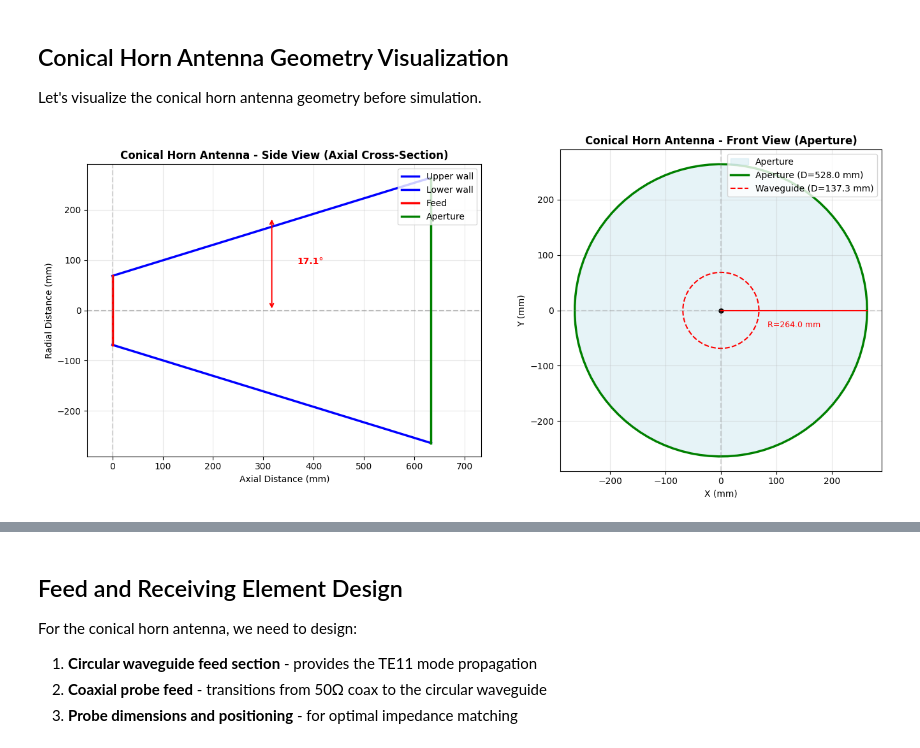
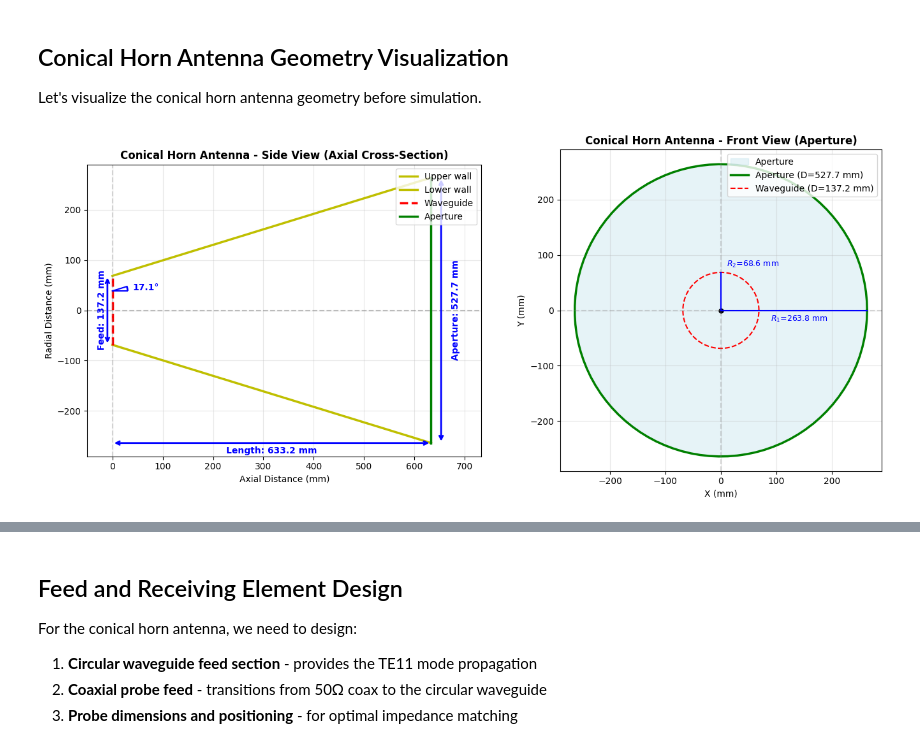
Before and after one commit to RainbowCache/hydrogen-line-horn-antenna, a Jupyter notebook: horn_antenna_design.ipynb, the cells around one changed output, grey strips where cells are left out. Cells and saved outputs as stored; diff of their text form; code cells hidden in the pictures.

```diff
--- a/horn_antenna_design.ipynb
+++ b/horn_antenna_design.ipynb
@@ -101,65 +104,112 @@ ax1.set_xlabel('Axial Distance (mm)')
 ax1.set_ylabel('Radial Distance (mm)')
 
 # Draw conical horn outline
-ax1.plot([0, horn_length*1e3], [waveguide_diameter/2 * 1e3, aperture_diameter/2 * 1e3], 'b-', linewidth=2.5, label='Upper wall')
-ax1.plot([0, horn_length*1e3], [-waveguide_diameter/2 * 1e3, -aperture_diameter/2 * 1e3], 'b-', linewidth=2.5, label='Lower wall')
-ax1.plot([0, 0], [-waveguide_diameter/2 * 1e3, waveguide_diameter/2 * 1e3], 'r-', linewidth=2.5, label='Feed')
-ax1.plot([horn_length*1e3, horn_length*1e3], [-aperture_diameter/2 * 1e3, aperture_diameter/2 * 1e3], 'g-', linewidth=2.5, label='Aperture')
+ax1.plot([0, horn_length_meters*1e3], [waveguide_diameter_meters/2 * 1e3, aperture_diameter_meters/2 * 1e3], 'y-', linewidth=2.5, label='Upper wall')
+ax1.plot([0, horn_length_meters*1e3], [-waveguide_diameter_meters/2 * 1e3, -aperture_diameter_meters/2 * 1e3], 'y-', linewidth=2.5, label='Lower wall')
+ax1.plot([0, 0], [-waveguide_diameter_meters/2 * 1e3, waveguide_diameter_meters/2 * 1e3], 'r--', linewidth=2.5, label='Waveguide')
+ax1.plot([horn_length_meters*1e3, horn_length_meters*1e3], [-aperture_diameter_meters/2 * 1e3, aperture_diameter_meters/2 * 1e3], 'g-', linewidth=2.5, label='Aperture')
 
 ax1.axhline(y=0, color='gray', linestyle='--', alpha=0.5)
 ax1.axvline(x=0, color='gray', linestyle='--', alpha=0.3)
 
-# Add annotations
-ax1.annotate('', xy=(horn_length*1e3/2, aperture_diameter/2*1e3*0.7),
-             xytext=(horn_length*1e3/2, 0),
-             arrowprops=dict(arrowstyle='<->', color='red', lw=1.5))
-ax1.text(horn_length*1e3/2 + 50, aperture_diameter/4*1e3*0.7,
-         f'{flare_angle:.1f}°', color='red', fontsize=10, fontweight='bold')
+# Add flare angle annotation with arc
+arc_radius = 30  # mm, radius of the arc
+arc_center_x = 0
+arc_center_y = (waveguide_diameter_meters/2 * 1e3) - arc_radius
+arc = patches.Arc((arc_center_x, arc_center_y), 2*arc_radius, 2*arc_radius,
+                  angle=0, theta1=0, theta2=flare_angle,
+                  color='blue', linewidth=2)
+ax1.add_patch(arc)
+
+# Add small lines at arc ends to indicate angle
+line_length = 30
+ax1.plot([arc_center_x, arc_center_x + line_length], [arc_center_y, arc_center_y], 'b-', linewidth=1.5)
+end_x = arc_center_x + arc_radius * np.cos(np.radians(flare_angle))
+end_y = arc_center_y + arc_radius * np.sin(np.radians(flare_angle))
+ax1.plot([end_x - line_length*np.cos(np.radians(flare_angle)), end_x],
+         [end_y - line_length*np.sin(np.radians(flare_angle)), end_y],
+         'b-', linewidth=1.5)
+
+# Add angle label
+label_radius = arc_radius + 10
+label_x = arc_center_x + label_radius * np.cos(np.radians(flare_angle/2))
+label_y = arc_center_y + label_radius * np.sin(np.radians(flare_angle/2))
+ax1.text(label_x, label_y, f'{flare_angle:.1f}°', color='blue', fontsize=10,
+         fontweight='bold', ha='left', va='center')
+
+# Add horn length annotation
+ax1.annotate('', xy=(0, -aperture_diameter_meters/2*1e3),
+             xytext=(horn_length_meters*1e3, -aperture_diameter_meters/2*1e3),
+             arrowprops=dict(arrowstyle='<->', color='blue', lw=2))
+ax1.text(horn_length_meters*1e3/2, -aperture_diameter_meters/2*1e3 - 20,
+         f'Length: {horn_length_meters*1e3:.1f} mm', color='blue', fontsize=10,
+         fontweight='bold', ha='center')
+
+# Add aperture height annotation
+ax1.annotate('', xy=(horn_length_meters*1e3 + 20, -aperture_diameter_meters/2*1e3),
+             xytext=(horn_length_meters*1e3 + 20, aperture_diameter_meters/2*1e3),
+             arrowprops=dict(arrowstyle='<->', color='blue', lw=2))
+ax1.text(horn_length_meters*1e3 + 40, 0,
+         f'Aperture: {aperture_diameter_meters*1e3:.1f} mm', color='blue', fontsize=10,
+         fontweight='bold', rotation=90, va='center')
+
+# Add feed height annotation
+ax1.annotate('', xy=(-10, -waveguide_diameter_meters/2*1e3),
+             xytext=(-10, waveguide_diameter_meters/2*1e3),
+             arrowprops=dict(arrowstyle='<->', color='blue', lw=2))
+ax1.text(-30, 0,
+         f'Feed: {waveguide_diameter_meters*1e3:.1f} mm', color='blue', fontsize=10,
+         fontweight='bold', rotation=90, va='center')
 
 ax1.grid(True, alpha=0.3)
 ax1.set_aspect('equal')
-ax1.set_xlim(-50, horn_length*1e3 + 100)
+ax1.set_xlim(-50, horn_length_meters*1e3 + 100)
 ax1.legend(loc='upper right')
 
 # Front view (aperture view)
 ax2.set_title('Conical Horn Antenna - Front View (Aperture)', fontsize=12, fontweight='bold')
 ax2.set_xlabel('X (mm)')
 ax2.set_ylabel('Y (mm)')
 
 # Draw circular aperture
 theta = np.linspace(0, 2*np.pi, 100)
-aperture_x = (aperture_diameter/2) * np.cos(theta) * 1e3
-aperture_y = (aperture_diameter/2) * np.sin(theta) * 1e3
-waveguide_x = (waveguide_diameter/2) * np.cos(theta) * 1e3
-waveguide_y = (waveguide_diameter/2) * np.sin(theta) * 1e3
+aperture_x = (aperture_diameter_meters/2) * np.cos(theta) * 1e3
+aperture_y = (aperture_diameter_meters/2) * np.sin(theta) * 1e3
+waveguide_x = (waveguide_diameter_meters/2) * np.cos(theta) * 1e3
+waveguide_y = (waveguide_diameter_meters/2) * np.sin(theta) * 1e3
 
 ax2.fill(aperture_x, aperture_y, color='lightblue', alpha=0.3, label='Aperture')
-ax2.plot(aperture_x, aperture_y, 'g-', linewidth=2.5, label=f'Aperture (D={aperture_diameter*1000:.1f} mm)')
-ax2.plot(waveguide_x, waveguide_y, 'r--', linewidth=1.5, label=f'Waveguide (D={waveguide_diameter*1000:.1f} mm)')
+ax2.plot(aperture_x, aperture_y, 'g-', linewidth=2.5, label=f'Aperture (D={aperture_diameter_meters*1000:.1f} mm)')
+ax2.plot(waveguide_x, waveguide_y, 'r--', linewidth=1.5, label=f'Waveguide (D={waveguide_diameter_meters*1000:.1f} mm)')
 
 # Add center point and axis indicators
 ax2.plot(0, 0, 'ko', markersize=5)
 ax2.axhline(y=0, color='gray', linestyle='--', alpha=0.3)
 ax2.axvline(x=0, color='gray', linestyle='--', alpha=0.3)
 
-# Add diameter annotation
-ax2.plot([0, aperture_diameter/2*1e3], [0, 0], 'r-', linewidth=1.5)
-ax2.text(aperture_diameter/4*1e3, -30, f'R={aperture_diameter/2*1000:.1f} mm',
-         color='red', fontsize=9, ha='center')
+# Add aperture radius annotation
+ax2.plot([0, aperture_diameter_meters/2*1e3], [0, 0], 'b-', linewidth=1.5)
+ax2.text(aperture_diameter_meters/4*1e3 + 10, -20, f'$R_1$={aperture_diameter_meters/2*1000:.1f} mm',
+         color='blue', fontsize=9, ha='center')
+
+# Add waveguide radius annotation
+ax2.plot([0, 0], [0, waveguide_diameter_meters/2*1e3], 'b-', linewidth=1.5)
+ax2.text(10, waveguide_diameter_meters/2*1e3 + 10, f'$R_2$={waveguide_diameter_meters/2*1000:.1f} mm',
+         color='blue', fontsize=9, ha='left')
 
 ax2.grid(True, alpha=0.3)
 ax2.set_aspect('equal')
 ax2.legend(loc='upper right')
 
 plt.tight_layout()
 plt.show()
 
 print(f"\nConical Horn Specifications:")
-print(f"  Waveguide diameter: {waveguide_diameter*1000:.1f} mm")
-print(f"  Aperture diameter: {aperture_diameter*1000:.1f} mm")
-print(f"  Axial length: {horn_length*1000:.1f} mm")
+print(f"  Waveguide diameter: {waveguide_diameter_meters*1000:.1f} mm")
+print(f"  Aperture diameter: {aperture_diameter_meters*1000:.1f} mm")
+print(f"  Axial length: {horn_length_meters*1000:.1f} mm")
 print(f"  Flare angle: {flare_angle:.2f}°")
-print(f"  Slant length: {np.sqrt(horn_length**2 + ((aperture_diameter-waveguide_diameter)/2)**2)*1000:.1f} mm")
+print(f"  Slant length: {np.sqrt(horn_length_meters**2 + ((aperture_diameter_meters-waveguide_diameter_meters)/2)**2)*1000:.1f} mm")
 # %% [output]
-[figure, old version]
+[figure, new version]
 Conical Horn Specifications:
```
Also changed, not shown: parts of 25 cells of this notebook.
